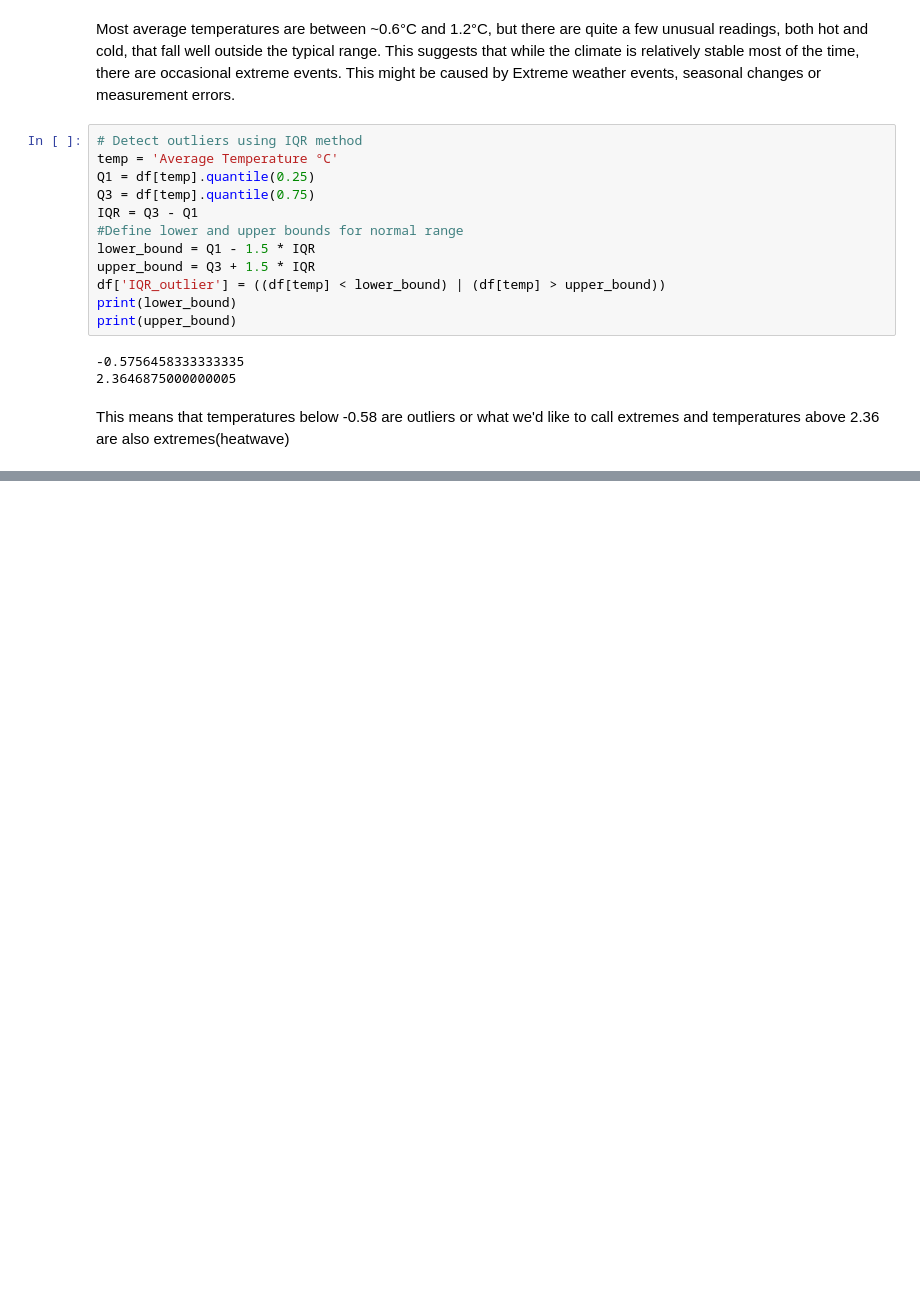
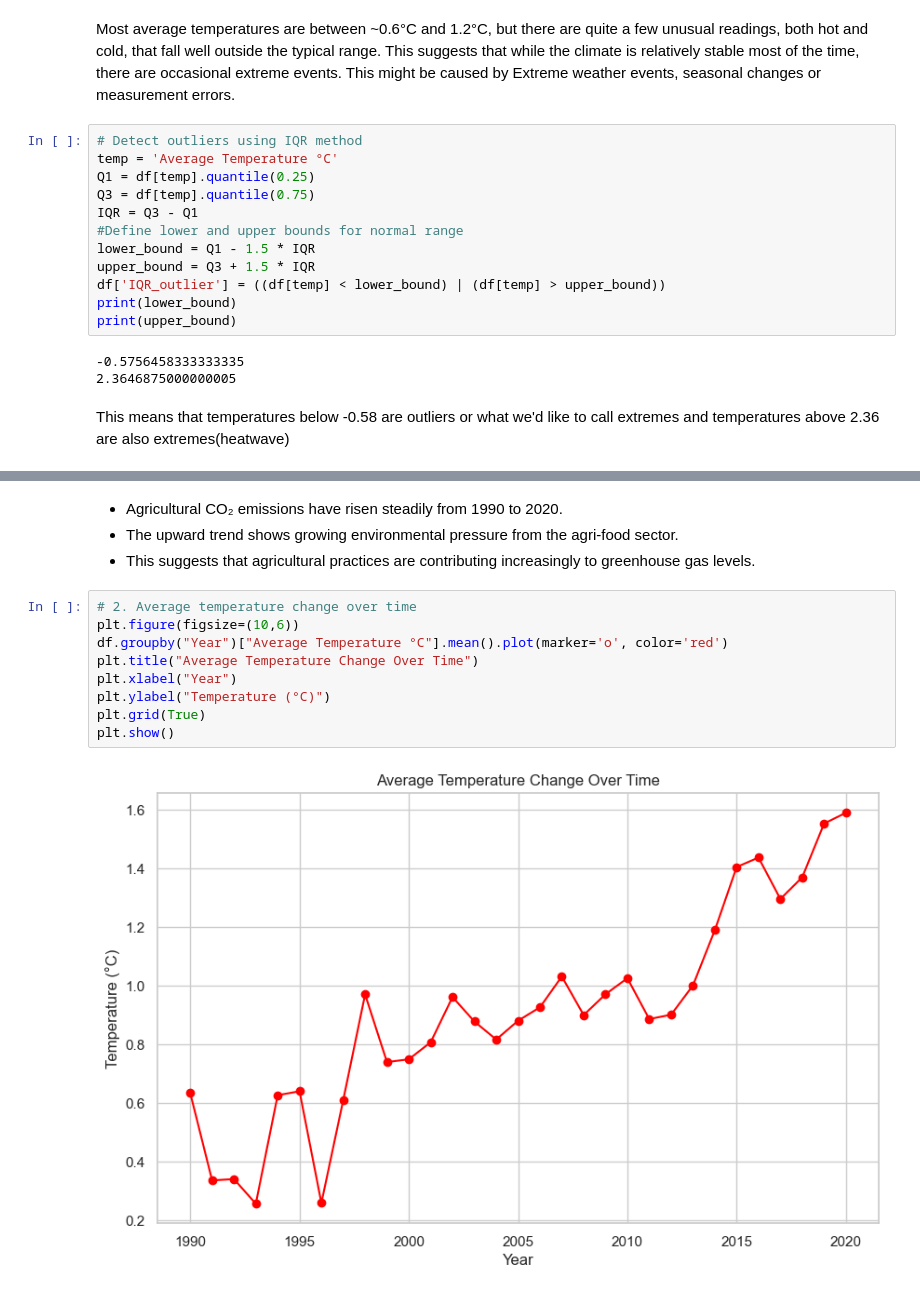
Before and after one commit to ThabangMmakola/2401PTDS_Regression_Project, a Jupyter notebook: Regression Project Thabang.ipynb, the cells around one changed output, grey strips where cells are left out. Saved outputs shown, nothing was run; the diff lists cells and outputs as text; blank space fills up the shorter version.

```diff
--- a/Regression Project Thabang.ipynb
+++ b/Regression Project Thabang.ipynb
@@ -322,0 +220,15 @@ The `ci` parameter is deprecated. Use `errorbar=None` for the same effect.
+# %% [markdown]
+- Agricultural CO₂ emissions have risen steadily from 1990 to 2020.
+- The upward trend shows growing environmental pressure from the agri-food sector.
+- This suggests that agricultural practices are contributing increasingly to greenhouse gas levels.
+# %%
+# 2. Average temperature change over time
+plt.figure(figsize=(10,6))
+df.groupby("Year")["Average Temperature °C"].mean().plot(marker='o', color='red')
+plt.title("Average Temperature Change Over Time")
+plt.xlabel("Year")
+plt.ylabel("Temperature (°C)")
+plt.grid(True)
+plt.show()
+# %% [output]
+[figure, added]
```
Also changed, not shown: parts of 27 cells of this notebook.
